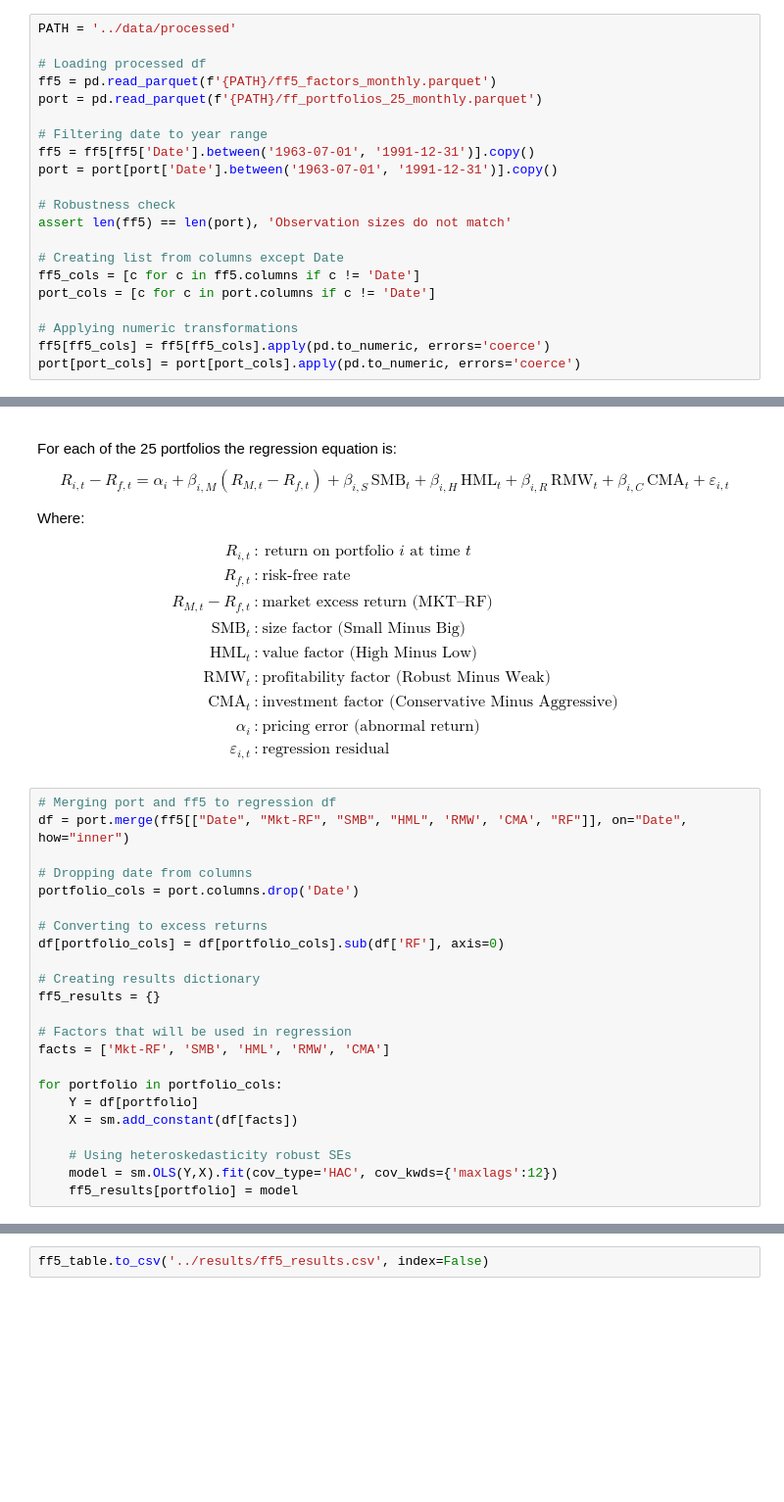
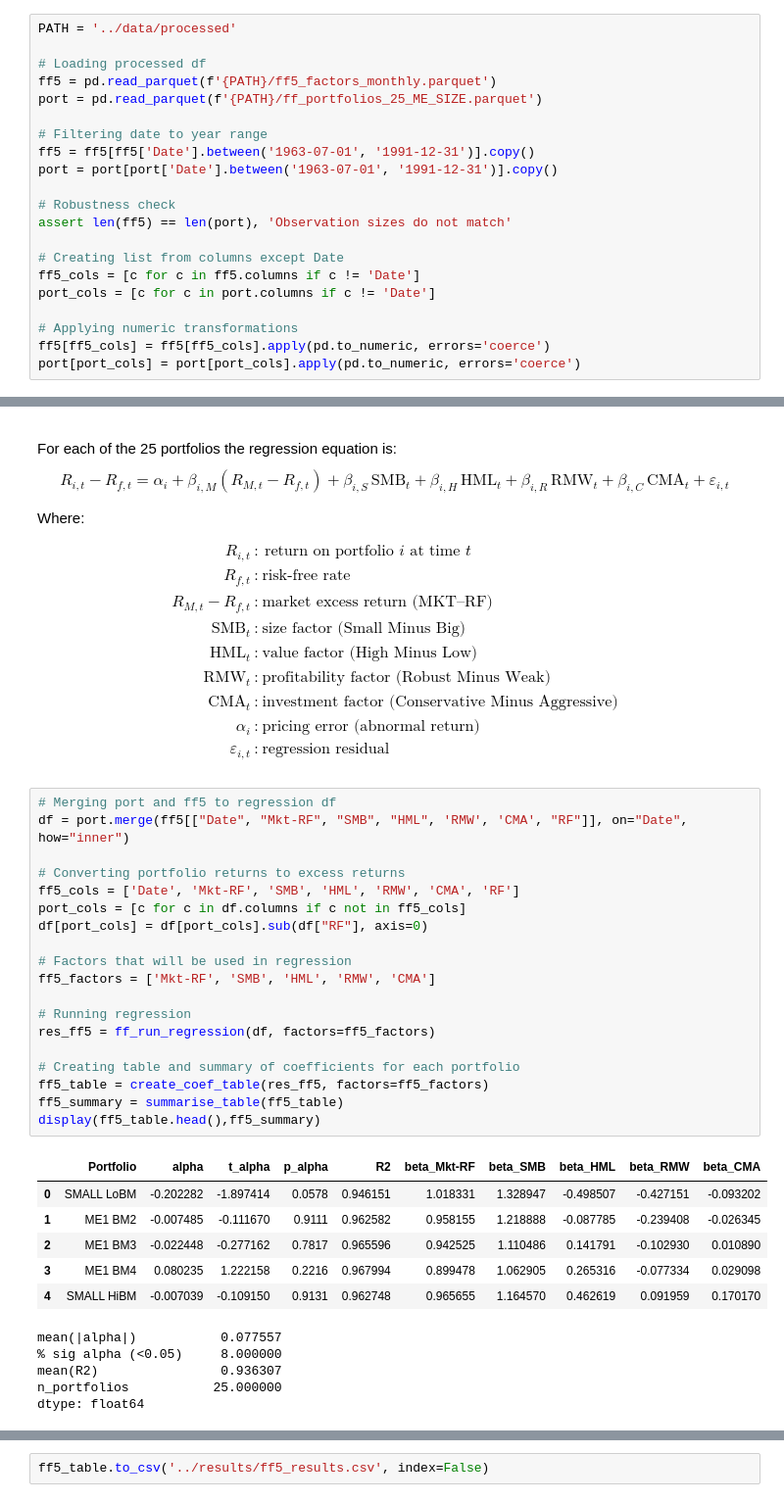
Before and after one commit to adrymmm/Empirical_AssetPricing_FamaFrench, a Jupyter notebook: notebooks/03_extension.ipynb, the cells around one changed output, grey strips where cells are left out. Shown at 98% size. Cells and saved outputs as stored; diff of their text form; blank space fills up the shorter version.

```diff
--- a/notebooks/03_extension.ipynb
+++ b/notebooks/03_extension.ipynb
@@ -15,7 +16,7 @@ PATH = '../data/processed'
 
 # Loading processed df
 ff5 = pd.read_parquet(f'{PATH}/ff5_factors_monthly.parquet')
-port = pd.read_parquet(f'{PATH}/ff_portfolios_25_monthly.parquet')
+port = pd.read_parquet(f'{PATH}/ff_portfolios_25_ME_SIZE.parquet')
 
 # Filtering date to year range
 ff5 = ff5[ff5['Date'].between('1963-07-01', '1991-12-31')].copy()
@@ -88,23 +89,31 @@ $$
 # %%
 # Merging port and ff5 to regression df
 df = port.merge(ff5[["Date", "Mkt-RF", "SMB", "HML", 'RMW', 'CMA', "RF"]], on="Date", how="inner")
 
-# Dropping date from columns
-portfolio_cols = port.columns.drop('Date')
-
-# Converting to excess returns
-df[portfolio_cols] = df[portfolio_cols].sub(df['RF'], axis=0)
-
-# Creating results dictionary
-ff5_results = {}
+# Converting portfolio returns to excess returns
+ff5_cols = ['Date', 'Mkt-RF', 'SMB', 'HML', 'RMW', 'CMA', 'RF']
+port_cols = [c for c in df.columns if c not in ff5_cols]
+df[port_cols] = df[port_cols].sub(df["RF"], axis=0)
 
 # Factors that will be used in regression
-facts = ['Mkt-RF', 'SMB', 'HML', 'RMW', 'CMA']
+ff5_factors = ['Mkt-RF', 'SMB', 'HML', 'RMW', 'CMA']
 
-for portfolio in portfolio_cols:
-    Y = df[portfolio]
-    X = sm.add_constant(df[facts])
+# Running regression
+res_ff5 = ff_run_regression(df, factors=ff5_factors)
 
-    # Using heteroskedasticity robust SEs
-    model = sm.OLS(Y,X).fit(cov_type='HAC', cov_kwds={'maxlags':12})
-    ff5_results[portfolio] = model
+# Creating table and summary of coefficients for each portfolio
+ff5_table = create_coef_table(res_ff5, factors=ff5_factors)
+ff5_summary = summarise_table(ff5_table)
+display(ff5_table.head(),ff5_summary)
+# %% [output]
+|  | Portfolio | alpha | t_alpha | p_alpha | R2 | beta_Mkt-RF | beta_SMB | beta_HML | beta_RMW | beta_CMA |
+| 0 | SMALL LoBM | -0.202282 | -1.897414 | 0.0578 | 0.946151 | 1.018331 | 1.328947 | -0.498507 | -0.427151 | -0.093202 |
+| 1 | ME1 BM2 | -0.007485 | -0.111670 | 0.9111 | 0.962582 | 0.958155 | 1.218888 | -0.087785 | -0.239408 | -0.026345 |
+| 2 | ME1 BM3 | -0.022448 | -0.277162 | 0.7817 | 0.965596 | 0.942525 | 1.110486 | 0.141791 | -0.102930 | 0.010890 |
+| 3 | ME1 BM4 | 0.080235 | 1.222158 | 0.2216 | 0.967994 | 0.899478 | 1.062905 | 0.265316 | -0.077334 | 0.029098 |
+| 4 | SMALL HiBM | -0.007039 | -0.109150 | 0.9131 | 0.962748 | 0.965655 | 1.164570 | 0.462619 | 0.091959 | 0.170170 |
+mean(|alpha|)           0.077557
+% sig alpha (<0.05)     8.000000
+mean(R2)                0.936307
+n_portfolios           25.000000
+dtype: float64
```
Also changed, not shown: parts of 2 cells of this notebook, 1 other file.
